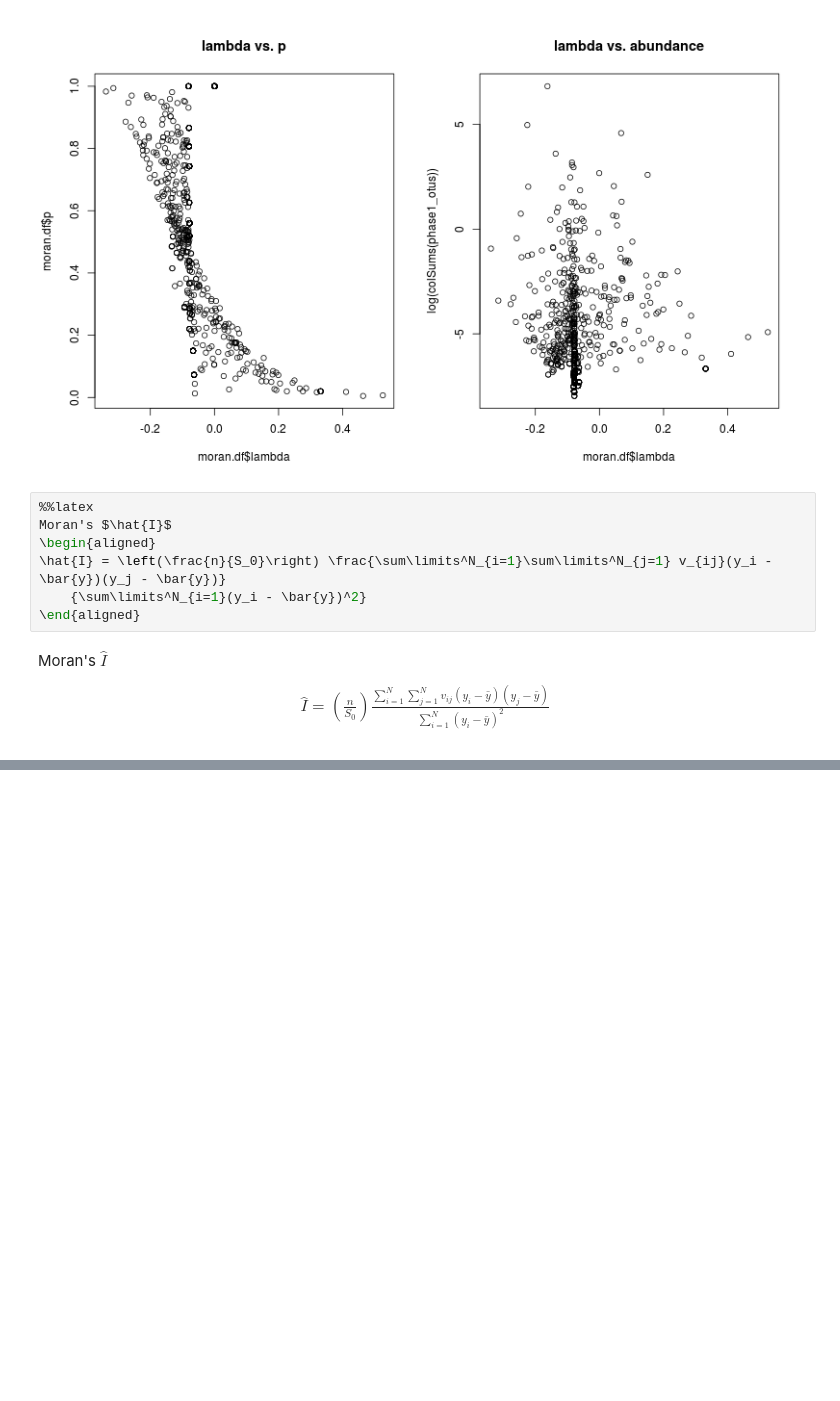
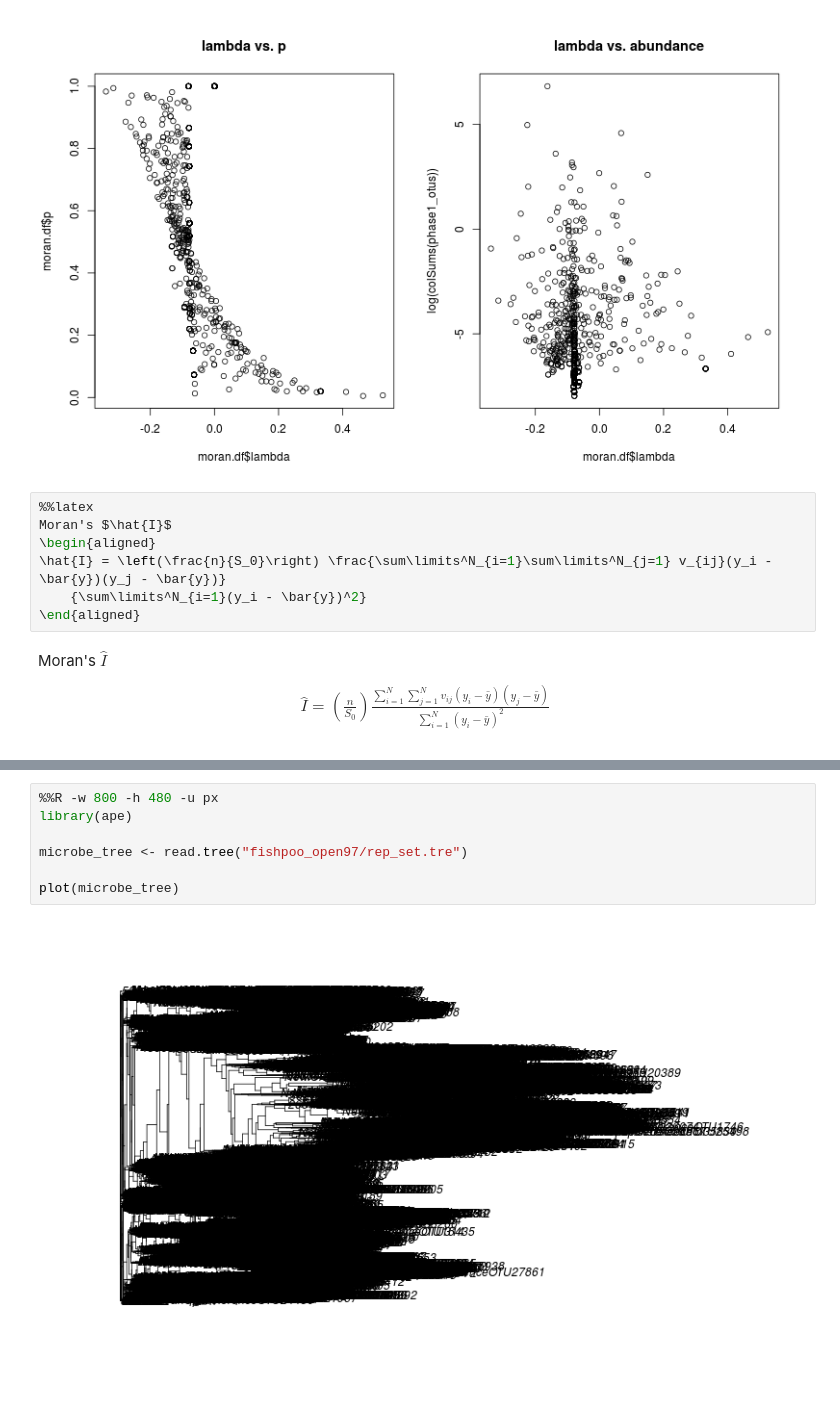
Before and after one commit to ryneches/fishpoo, a Jupyter notebook: fishpoo.ipynb, the cells around one changed output, grey strips where cells are left out. Drawn from its saved outputs; the diff is of its cells as text; blank space fills up the shorter version.

```diff
--- a/fishpoo.ipynb
+++ b/fishpoo.ipynb
@@ -860,0 +898,9 @@ Moran's $\hat{I}$
+# %%
+%%R -w 800 -h 480 -u px
+library(ape)
+
+microbe_tree <- read.tree("fishpoo_open97/rep_set.tre")
+
+plot(microbe_tree)
+# %% [output]
+[figure, added]
```
Also changed, not shown: parts of 10 cells of this notebook.
